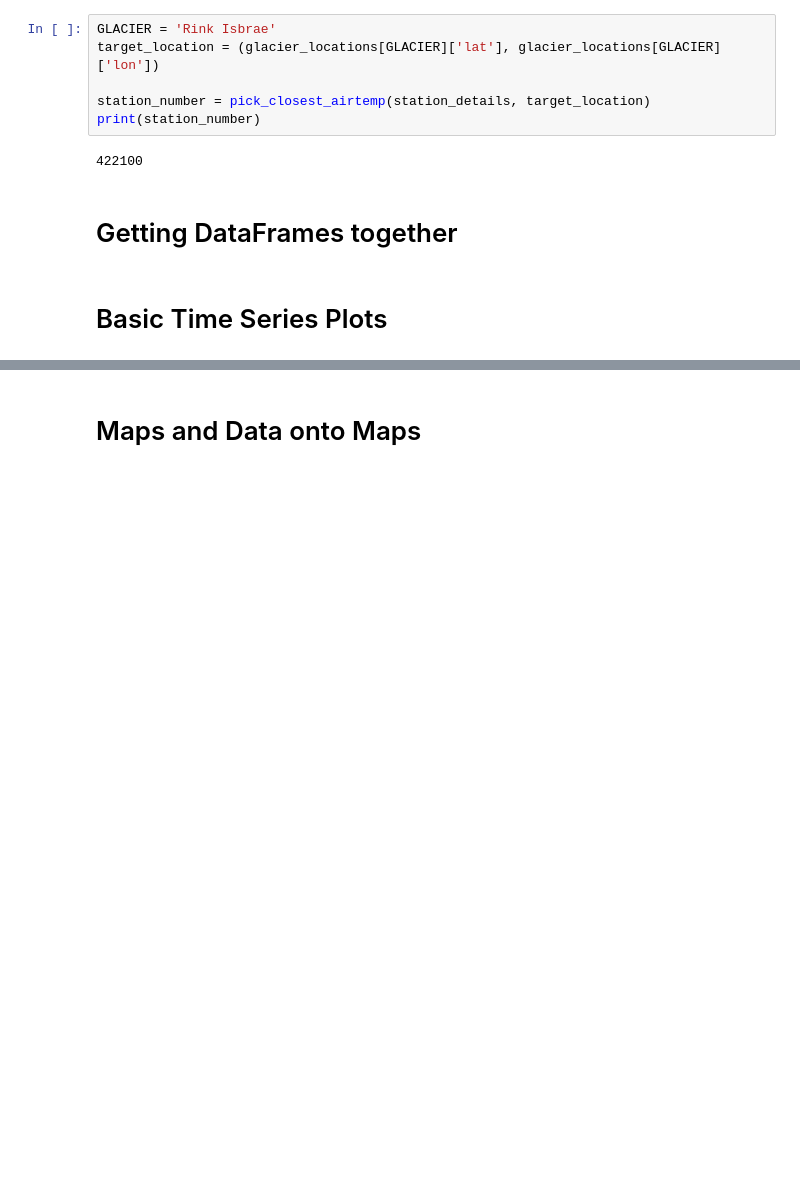
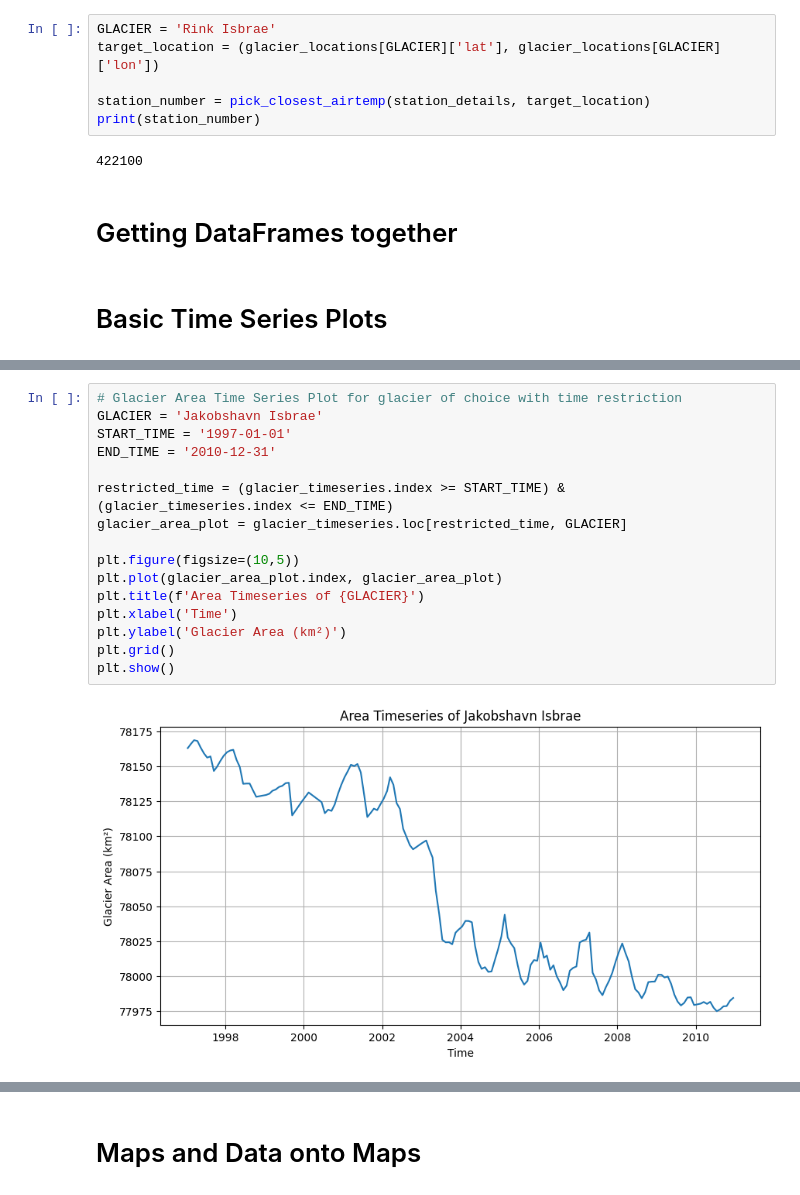
Before and after one commit to joelbarron06/ESDA2_Project, a Jupyter notebook: project_code.ipynb, the cells around one changed output, grey strips where cells are left out. Drawn from its saved outputs; the diff is of its cells as text; blank space fills up the shorter version.

```diff
--- a/project_code.ipynb
+++ b/project_code.ipynb
@@ -285,0 +288,18 @@ plt.show()
+# %%
+# Glacier Area Time Series Plot for glacier of choice with time restriction
+GLACIER = 'Jakobshavn Isbrae'
+START_TIME = '1997-01-01'
+END_TIME = '2010-12-31'
+
+restricted_time = (glacier_timeseries.index >= START_TIME) & (glacier_timeseries.index <= END_TIME)
+glacier_area_plot = glacier_timeseries.loc[restricted_time, GLACIER]
+
+plt.figure(figsize=(10,5))
+plt.plot(glacier_area_plot.index, glacier_area_plot)
+plt.title(f'Area Timeseries of {GLACIER}')
+plt.xlabel('Time')
+plt.ylabel('Glacier Area (km²)')
+plt.grid()
+plt.show()
+# %% [output]
+[figure, added]
```
Also changed, not shown: parts of 2 cells of this notebook.
